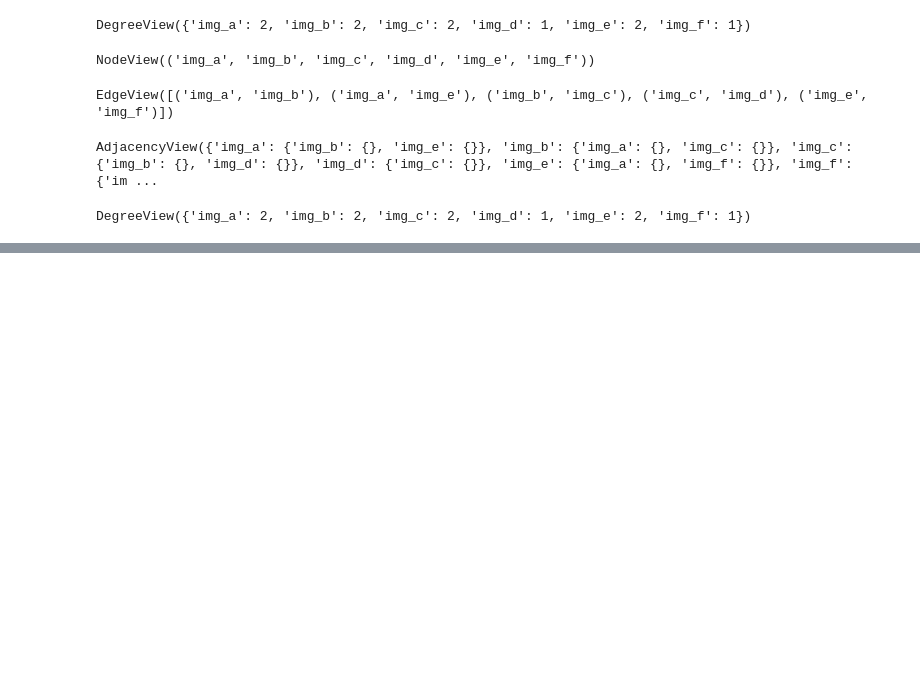
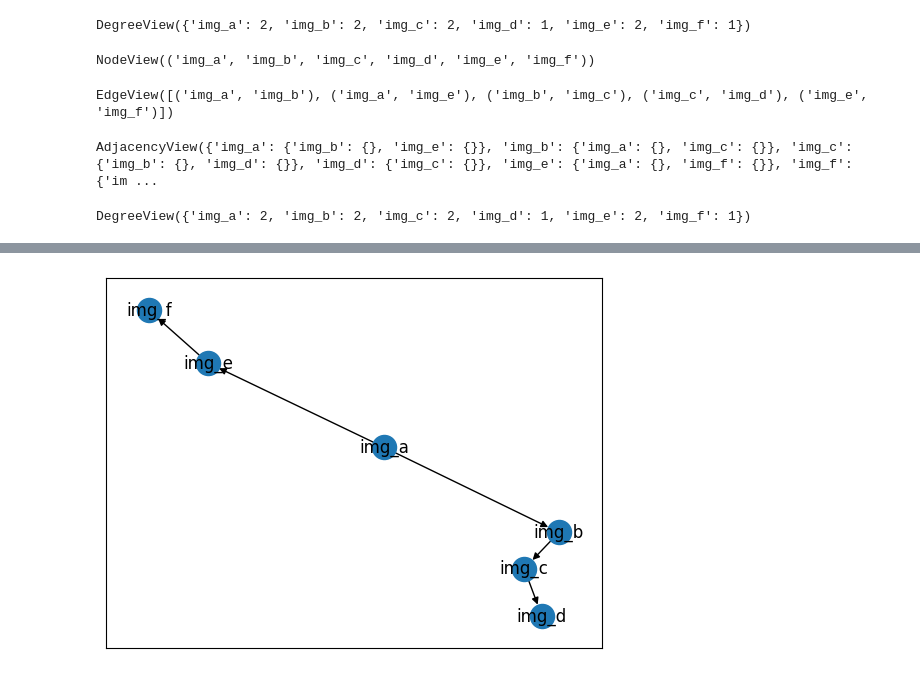
Before and after one commit to jess-garnett/MISalign, a Jupyter notebook: MISalign/model/prototype_relation_viewer.ipynb, the cells around one changed output, grey strips where cells are left out. Saved outputs shown, nothing was run; the diff lists cells and outputs as text; code cells hidden in the pictures; blank space fills up the shorter version.

Commit message:
progressing on relation tree prototype

```diff
--- a/MISalign/model/prototype_relation_viewer.ipynb
+++ b/MISalign/model/prototype_relation_viewer.ipynb
@@ -100,0 +127,26 @@ nx.draw_networkx(H,node_color=h_color)
+# %%
+nodes=list(H.nodes)
+start='img_a'
+adj={x:list(H.adj[x]) for x in H.adj}
+adj_count={x:len(H.adj[x]) for x in H.adj}
+chains=np.sum(np.asarray(list(adj_count.values()))<=1)
+display(adj)
+display(adj_count)
+print("Chains:",chains)
+v_spacing_dict=nx.shortest_path_length(H,None,start)
+display(v_spacing_dict)
+ordering=sorted(v_spacing_dict,key=v_spacing_dict.get,reverse=True)
+h_spacing_dict={}
+display(ordering)
+# i=0
+# for item in ordering:
+#     if item==start:
+#         h_spacing_dict[item]=0
+#     if adj_count[item]<=2: #find children in linear chain and set them to have the same h-spacing
+#         for x in adj[item]:
+#             if x not in h_spacing_dict:
+#                 h_spacing_dict[x]=h_spacing_dict[item]
+#     else:
+#         #deal with splitting?
+#         pass
+# display(h_spacing_dict)
@@ -101,3 +164,9 @@ nx.draw_networkx(H,node_color=h_color)
+# %%
+[x for x in nx.chain_decomposition(H,root=start)]
+
+nx.draw_networkx(nx.bfs_tree(H,'img_a'))
+# %% [output]
+[figure, added]
 # %%
 #https://networkx.org/documentation/stable/auto_examples/drawing/plot_custom_node_icons.html#sphx-glr-auto-examples-drawing-plot-custom-node-icons-py
 #could use picture as node.
```
Also changed, not shown: parts of 4 cells of this notebook.
